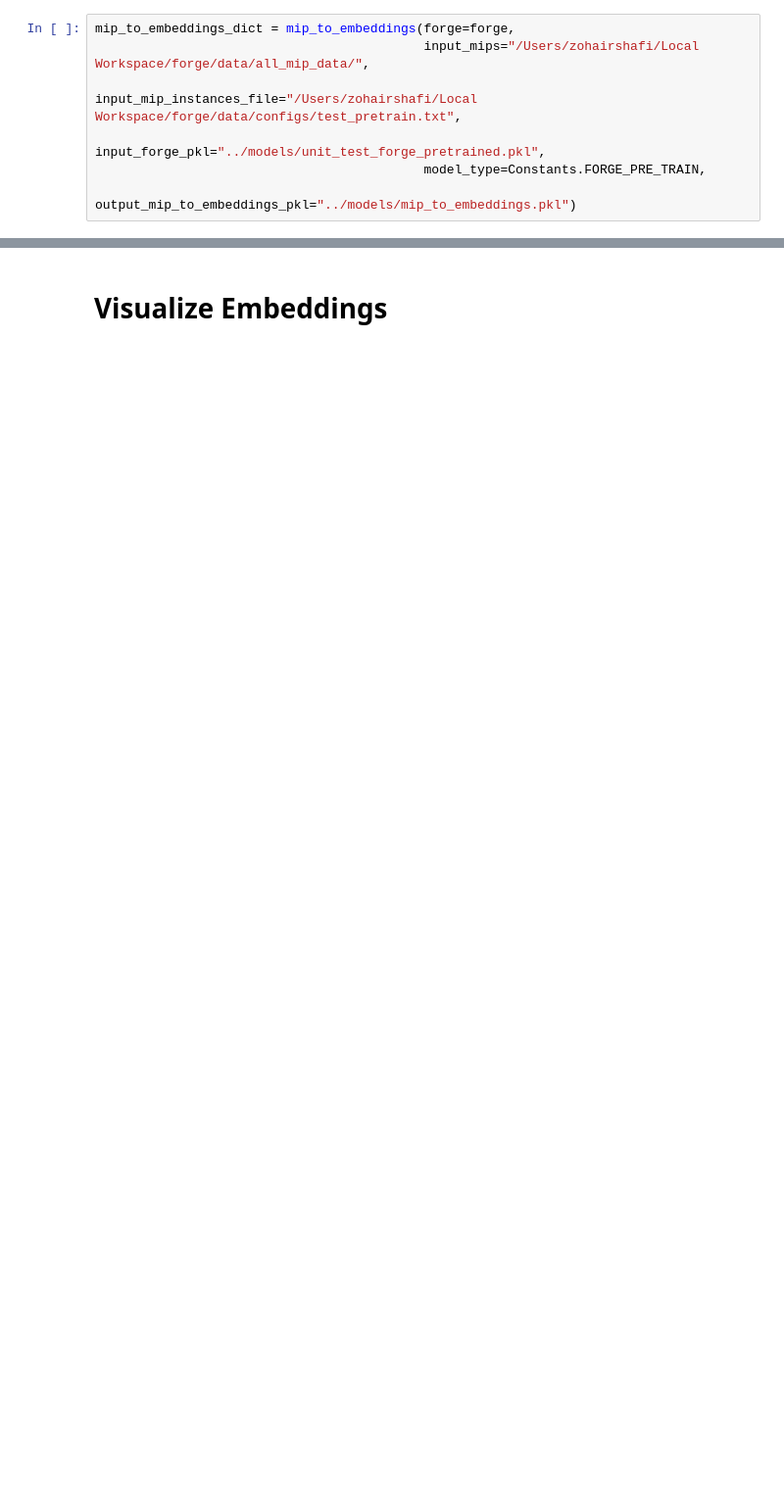
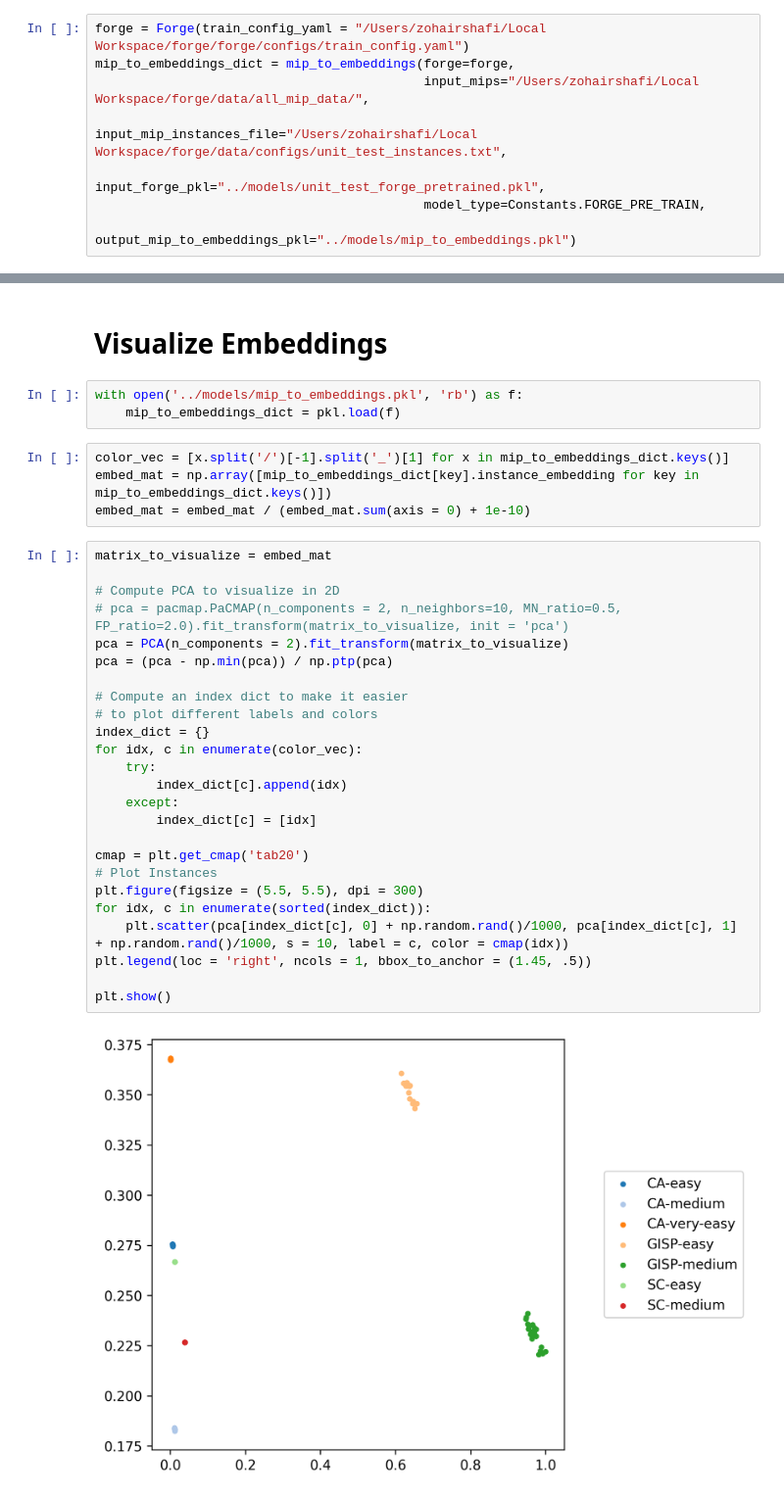
Before and after one commit to skadio/forge, a Jupyter notebook: experiments/cluster.ipynb, the cells around one changed output, grey strips where cells are left out. Shown: that part at 98% size. Cells and saved outputs as stored; diff of their text form; blank space fills up the shorter version.

```diff
--- a/experiments/cluster.ipynb
+++ b/experiments/cluster.ipynb
@@ -226,9 +49,10 @@ pretrain(forge=forge,
 # %% [markdown]
 # Generate Embeddings From Pre-Trained Model
 # %%
+forge = Forge(train_config_yaml = "/Users/zohairshafi/Local Workspace/forge/forge/configs/train_config.yaml")
 mip_to_embeddings_dict = mip_to_embeddings(forge=forge,
                                            input_mips="/Users/zohairshafi/Local Workspace/forge/data/all_mip_data/",
-                                           input_mip_instances_file="/Users/zohairshafi/Local Workspace/forge/data/configs/test_pretrain.txt",
+                                           input_mip_instances_file="/Users/zohairshafi/Local Workspace/forge/data/configs/unit_test_instances.txt",
                                            input_forge_pkl="../models/unit_test_forge_pretrained.pkl",
                                            model_type=Constants.FORGE_PRE_TRAIN,
                                            output_mip_to_embeddings_pkl="../models/mip_to_embeddings.pkl")
@@ -235,2 +77,36 @@ mip_to_embeddings_dict = mip_to_embeddings(forge=forge,
 # %% [markdown]
 # Visualize Embeddings
+# %%
+with open('../models/mip_to_embeddings.pkl', 'rb') as f:
+    mip_to_embeddings_dict = pkl.load(f)
+# %%
+color_vec = [x.split('/')[-1].split('_')[1] for x in mip_to_embeddings_dict.keys()]
+embed_mat = np.array([mip_to_embeddings_dict[key].instance_embedding for key in mip_to_embeddings_dict.keys()])
+embed_mat = embed_mat / (embed_mat.sum(axis = 0) + 1e-10)
+# %%
+matrix_to_visualize = embed_mat
+
+# Compute PCA to visualize in 2D
+# pca = pacmap.PaCMAP(n_components = 2, n_neighbors=10, MN_ratio=0.5, FP_ratio=2.0).fit_transform(matrix_to_visualize, init = 'pca')
+pca = PCA(n_components = 2).fit_transform(matrix_to_visualize)
+pca = (pca - np.min(pca)) / np.ptp(pca)
+
+# Compute an index dict to make it easier
+# to plot different labels and colors
+index_dict = {}
+for idx, c in enumerate(color_vec):
+    try:
+        index_dict[c].append(idx)
+    except:
+        index_dict[c] = [idx]
+
+cmap = plt.get_cmap('tab20')
+# Plot Instances
+plt.figure(figsize = (5.5, 5.5), dpi = 300)
+for idx, c in enumerate(sorted(index_dict)):
+    plt.scatter(pca[index_dict[c], 0] + np.random.rand()/1000, pca[index_dict[c], 1] + np.random.rand()/1000, s = 10, label = c, color = cmap(idx))
+plt.legend(loc = 'right', ncols = 1, bbox_to_anchor = (1.45, .5))
+
+plt.show()
+# %% [output]
+[figure, added]
```
Also changed, not shown: parts of 4 cells of this notebook, 1 other file.
